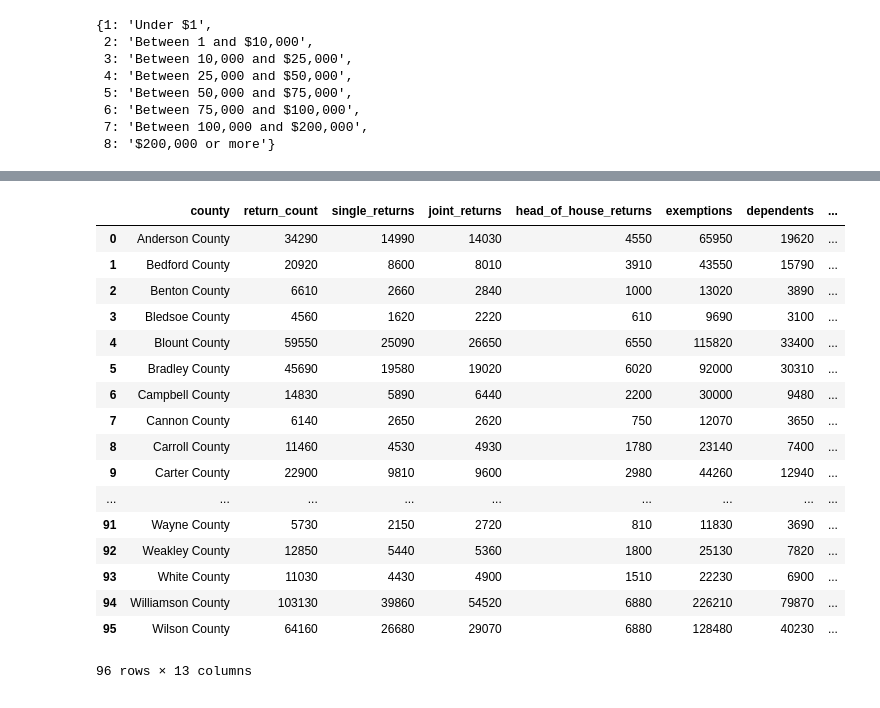
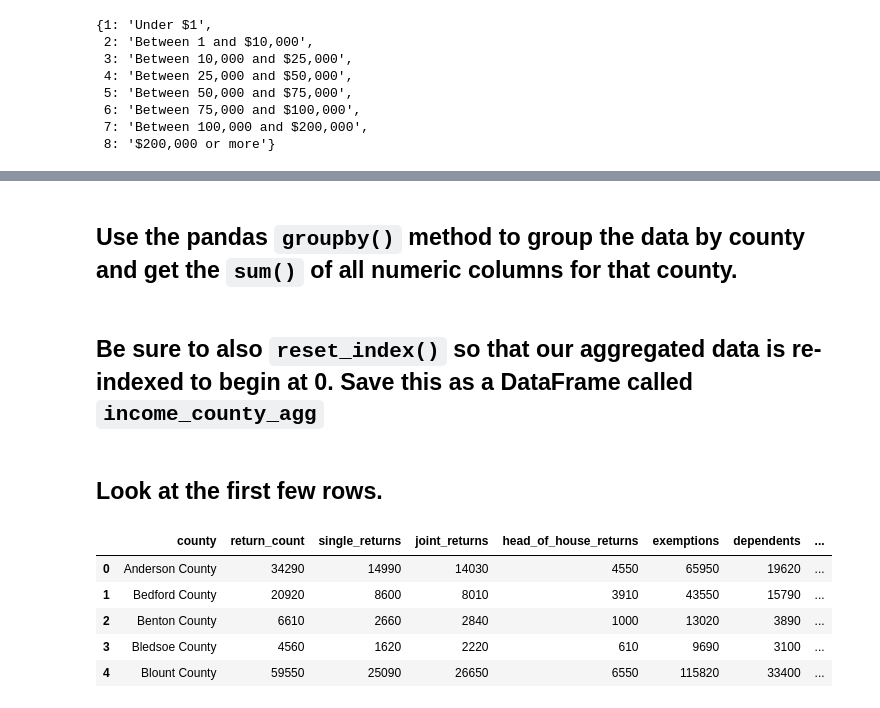
Before and after one commit to meadm/vanderbilt-data-essentials-cohort-2, a Jupyter notebook: Jupyter_notebooks/Week2.ipynb, the cells around one changed output, grey strips where cells are left out. Saved outputs shown, nothing was run; the diff lists cells and outputs as text; code cells hidden in the pictures.

```diff
--- a/Jupyter_notebooks/Week2.ipynb
+++ b/Jupyter_notebooks/Week2.ipynb
@@ -367,25 +331,19 @@ income_tennessee_renamed = income_tennessee_cut.replace({"income_bucket": income
+# %% [markdown]
+ ## Use the pandas `groupby()` method to group the data by county and get the `sum()` of all numeric columns for that county.
 # %%
 counties_sum = income_tennessee_renamed.groupby(['county']).sum()
+# %% [markdown]
+ ## Be sure to also `reset_index()` so that our aggregated data is re-indexed to begin at 0. Save this as a DataFrame called `income_county_agg`
 # %%
 income_county_agg = counties_sum.reset_index()
+# %% [markdown]
+ ## Look at the first few rows.
 # %%
-income_county_agg
+income_county_agg.head()
 # %% [output]
 |  | county | return_count | single_returns | joint_returns | head_of_house_returns | exemptions | dependents | ... |
 | 0 | Anderson County | 34290 | 14990 | 14030 | 4550 | 65950 | 19620 | ... |
 | 1 | Bedford County | 20920 | 8600 | 8010 | 3910 | 43550 | 15790 | ... |
 | 2 | Benton County | 6610 | 2660 | 2840 | 1000 | 13020 | 3890 | ... |
 | 3 | Bledsoe County | 4560 | 1620 | 2220 | 610 | 9690 | 3100 | ... |
 | 4 | Blount County | 59550 | 25090 | 26650 | 6550 | 115820 | 33400 | ... |
-| 5 | Bradley County | 45690 | 19580 | 19020 | 6020 | 92000 | 30310 | ... |
-| 6 | Campbell County | 14830 | 5890 | 6440 | 2200 | 30000 | 9480 | ... |
-| 7 | Cannon County | 6140 | 2650 | 2620 | 750 | 12070 | 3650 | ... |
-| 8 | Carroll County | 11460 | 4530 | 4930 | 1780 | 23140 | 7400 | ... |
-| 9 | Carter County | 22900 | 9810 | 9600 | 2980 | 44260 | 12940 | ... |
-| ... | ... | ... | ... | ... | ... | ... | ... | ... |
-| 91 | Wayne County | 5730 | 2150 | 2720 | 810 | 11830 | 3690 | ... |
-| 92 | Weakley County | 12850 | 5440 | 5360 | 1800 | 25130 | 7820 | ... |
-| 93 | White County | 11030 | 4430 | 4900 | 1510 | 22230 | 6900 | ... |
-| 94 | Williamson County | 103130 | 39860 | 54520 | 6880 | 226210 | 79870 | ... |
-| 95 | Wilson County | 64160 | 26680 | 29070 | 6880 | 128480 | 40230 | ... |
-96 rows × 13 columns
```
Also changed, not shown: parts of 9 cells of this notebook, 1 other file.
